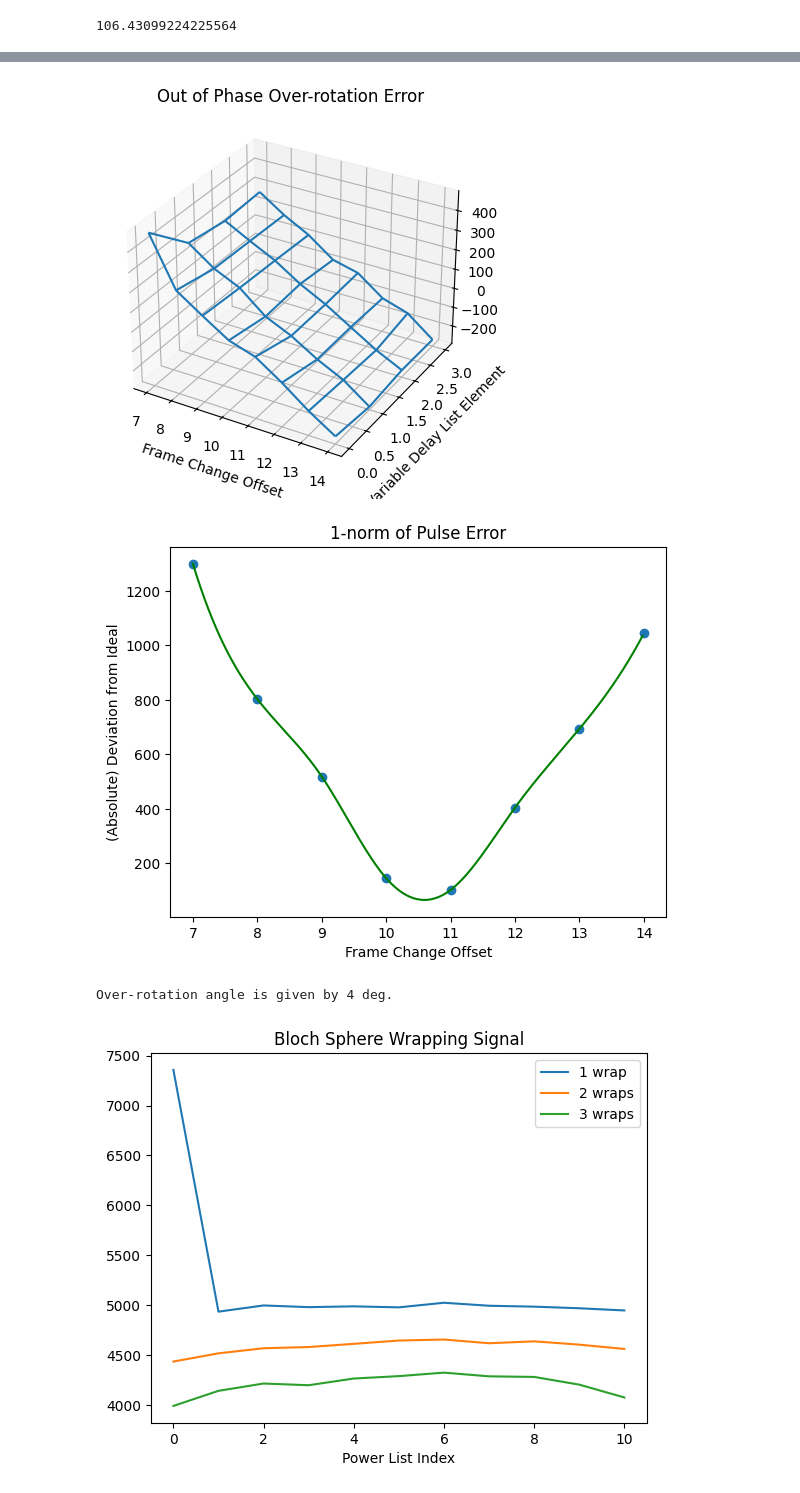
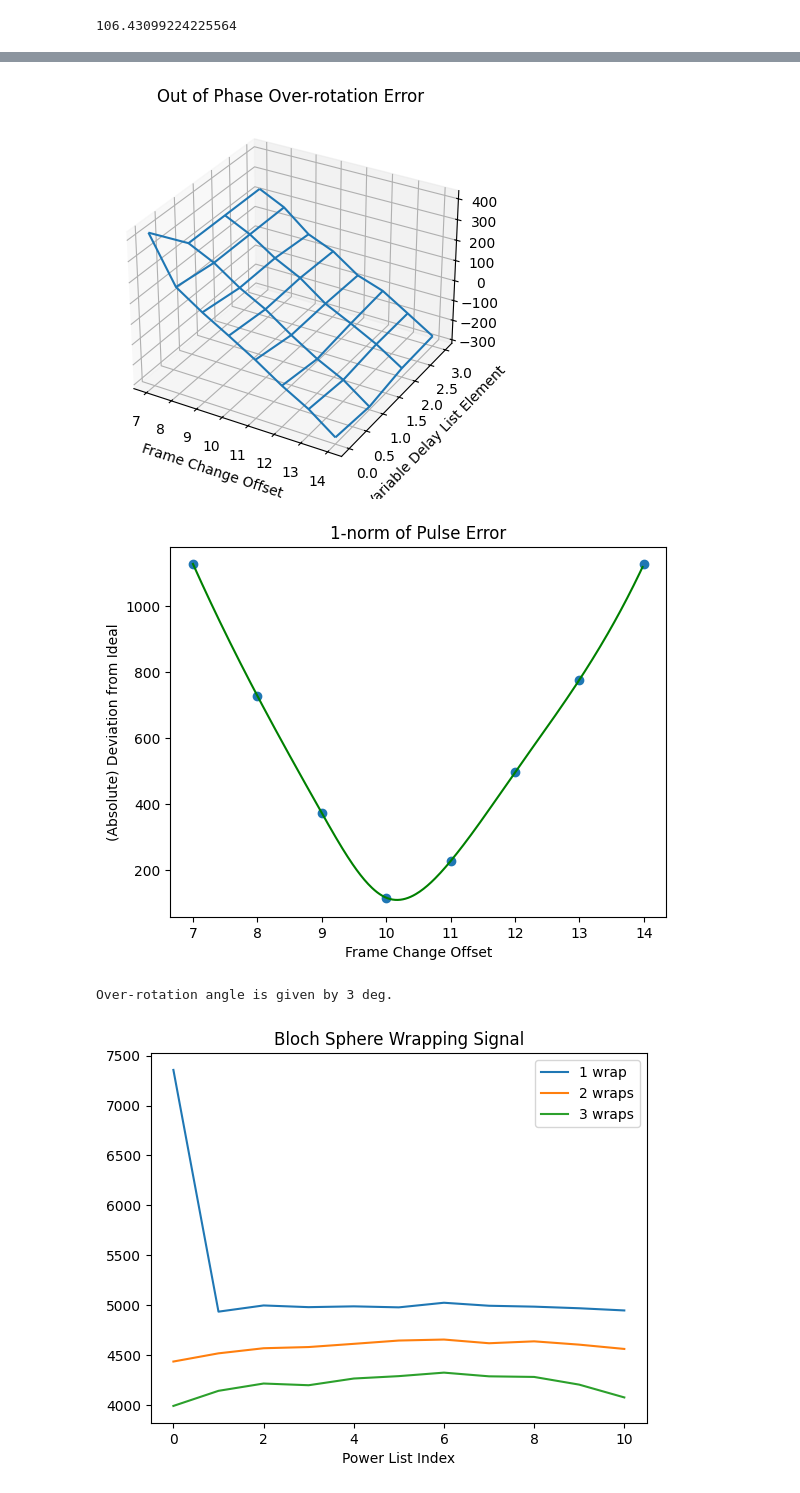
Before and after one commit to awstasiuk/phd-notebooks, a Jupyter notebook: Tune Up/Tune Up.ipynb, the cells around one changed output, grey strips where cells are left out. Saved outputs shown, nothing was run; the diff lists cells and outputs as text; code cells hidden in the pictures.

```diff
--- a/Tune Up/Tune Up.ipynb
+++ b/Tune Up/Tune Up.ipynb
@@ -43,9 +43,9 @@ array index of max signal is 7
 # %%
-nmr.Experiment(830, folder="expt9").calibrate_framechange(offset=7, use_real=True)
+nmr.Experiment(862, folder="expt9").calibrate_framechange(offset=7, use_real=True)
 # %% [output]
-[figure, old version]
+[figure, new version]
-[figure, old version]
+[figure, new version]
-Over-rotation angle is given by 4 deg.
+Over-rotation angle is given by 3 deg.
 # %%
 nmr.Experiment(669, folder="expt9").calibrate90()
 # %% [output]
```
Also changed, not shown: parts of 1 cell of this notebook, 4 other files.
